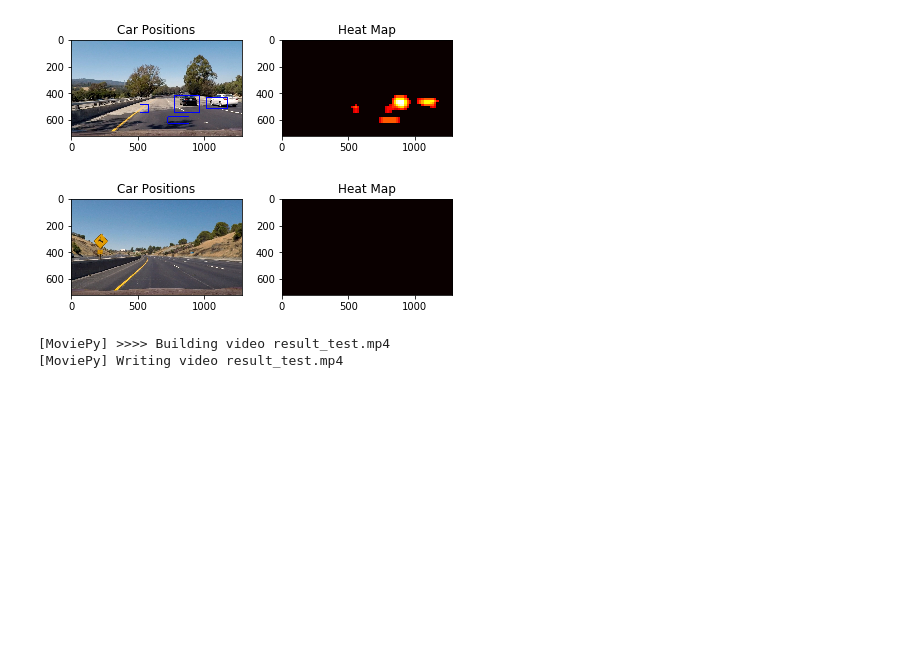
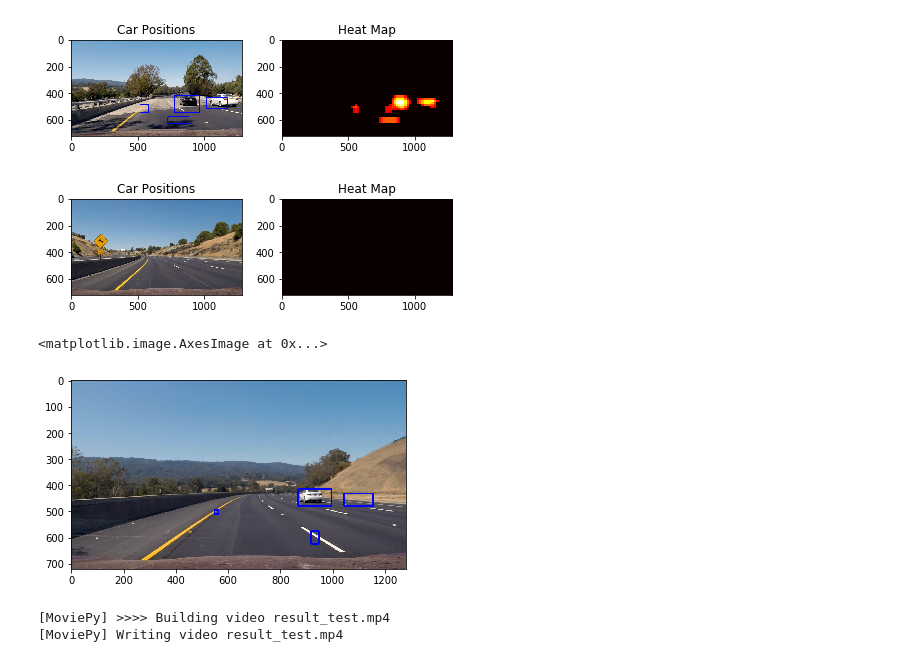
Before and after one commit to tiandiao123/Vehicle-Detection, a Jupyter notebook: Vehicle Detection.ipynb, the cells around one changed output. Drawn from its saved outputs; the diff is of its cells as text; code cells hidden in the pictures; blank space fills up the shorter version.

```diff
--- a/Vehicle Detection.ipynb
+++ b/Vehicle Detection.ipynb
@@ -411,18 +411,27 @@ for i in range(len(images)):
 # %%
 def process_image(image):
     hot_windows,all_windows=get_rectangle_cars(image)
-    draw_image = np.copy(image)
     heat = np.zeros_like(image[:,:,0]).astype(np.float)
     box_list=hot_windows
     heat = add_heat(heat,box_list)
+    #heat = add_heat(heat,box_list)
+
     # Apply threshold to help remove false positives
-    heat = apply_threshold(heat,1)
+    heat = apply_threshold(heat,4)
+
     # Visualize the heatmap when displaying
     heatmap = np.clip(heat, 0, 255)
+
     # Find final boxes from heatmap using label function
     labels = label(heatmap)
     draw_img = draw_labeled_bboxes(np.copy(image), labels)
-    return draw_image
+    return draw_img
+# %%
+image=mpimg.imread('test_images/test3.jpg')
+plt.imshow(process_image(image))
+# %% [output]
+<matplotlib.image.AxesImage at 0x...>
+[figure, added]
 # %%
 from moviepy.editor import VideoFileClip
 video_output = 'result_test.mp4'
```
Also changed, not shown: 3 other files.
